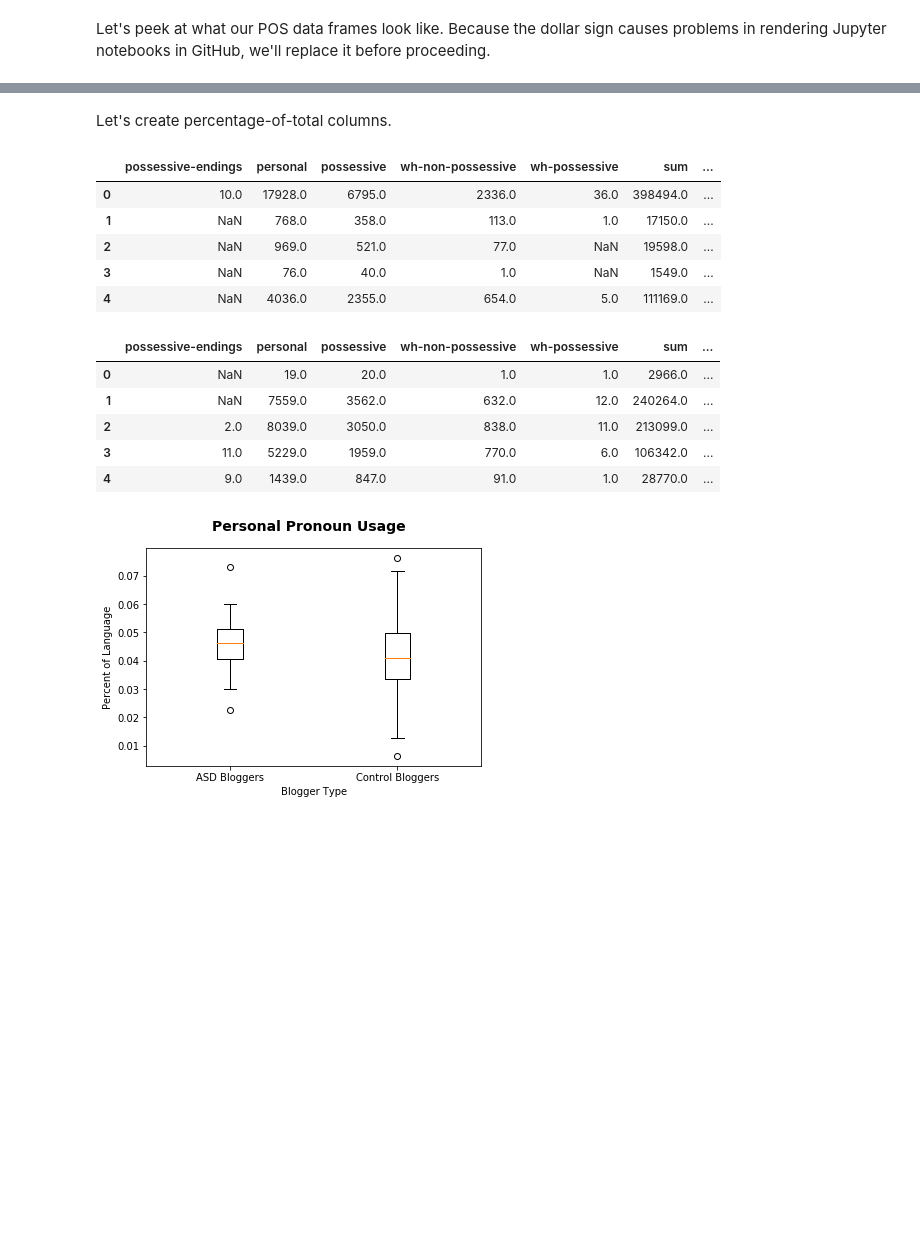
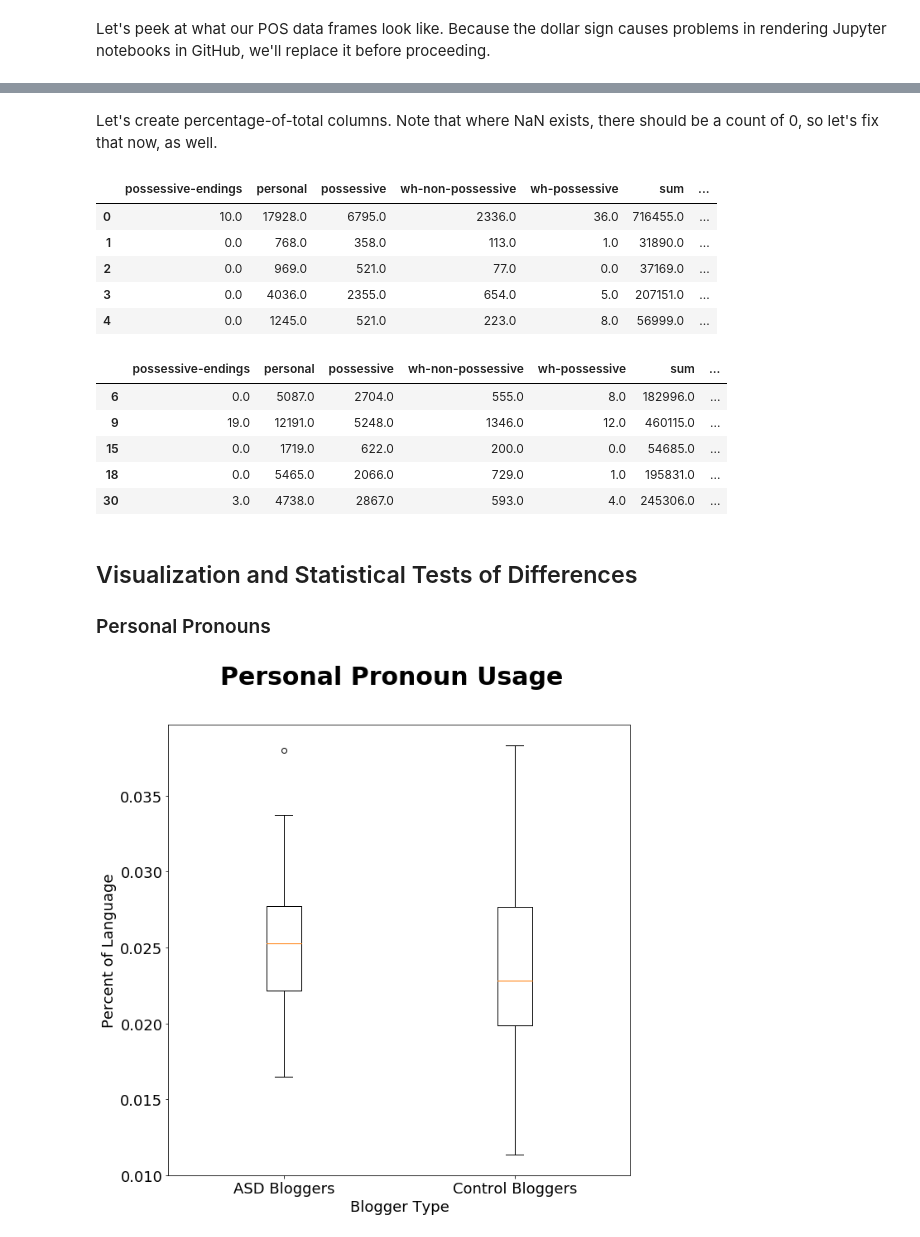
Before and after one commit to pm0kjp/cuny-capstone, a Jupyter notebook: scripts/statistical_comparisons.ipynb, the cells around one changed output, grey strips where cells are left out. Saved outputs shown, nothing was run; the diff lists cells and outputs as text; code cells hidden in the pictures; blank space fills up the shorter version.

```diff
--- a/scripts/statistical_comparisons.ipynb
+++ b/scripts/statistical_comparisons.ipynb
@@ -27,7 +47,7 @@ pronouns = ["POS", "PRP", "PRP$", "WP", "WP$","sum"]
 # %% [markdown]
 Let's peek at what our POS data frames look like. Because the dollar sign causes problems in rendering Jupyter notebooks in GitHub, we'll replace it before proceeding.
 # %%
-asdPOS=asdPOS[pronouns]
+asdPOS=asdPOS[pronouns_pos]
 asdPOS=asdPOS.rename(columns={'POS' : 'possessive-endings','PRP': 'personal', 'PRP$': 'possessive', 'WP': 'wh-non-possessive', 'WP$': 'wh-possessive'})
 asdPOS.head()
 # %% [output]
@@ -40,5 +60,5 @@ asdPOS.head()
 # %%
-controlsPOS=controlsPOS[pronouns]
+controlsPOS=controlsPOS[pronouns_pos]
 controlsPOS=controlsPOS.rename(columns={'POS' : 'possessive-endings', 'PRP': 'personal', 'PRP$': 'possessive', 'WP': 'wh-non-possessive', 'WP$': 'wh-possessive'})
 controlsPOS.head()
 # %% [output]
@@ -51,35 +71,39 @@ controlsPOS.head()
-# %% [markdown]
-Let's create percentage-of-total columns.
+# %% [markdown]
+Let's create percentage-of-total columns.  Note that where NaN exists, there should be a count of 0, so let's fix that now, as well.
 # %%
-asdPOS = asdPOS.join(asdPOS.div(asdPOS['sum'], axis=0), rsuffix='_pct')
+asdPOS = asdPOS.join(asdPOS.div(asdPOS['sum'], axis=0), rsuffix='_pct').fillna(0)
 asdPOS.head()
 # %% [output]
 |  | possessive-endings | personal | possessive | wh-non-possessive | wh-possessive | sum | ... |
-| 0 | 10.0 | 17928.0 | 6795.0 | 2336.0 | 36.0 | 398494.0 | ... |
-| 1 | NaN | 768.0 | 358.0 | 113.0 | 1.0 | 17150.0 | ... |
-| 2 | NaN | 969.0 | 521.0 | 77.0 | NaN | 19598.0 | ... |
-| 3 | NaN | 76.0 | 40.0 | 1.0 | NaN | 1549.0 | ... |
-| 4 | NaN | 4036.0 | 2355.0 | 654.0 | 5.0 | 111169.0 | ... |
+| 0 | 10.0 | 17928.0 | 6795.0 | 2336.0 | 36.0 | 716455.0 | ... |
+| 1 | 0.0 | 768.0 | 358.0 | 113.0 | 1.0 | 31890.0 | ... |
+| 2 | 0.0 | 969.0 | 521.0 | 77.0 | 0.0 | 37169.0 | ... |
+| 3 | 0.0 | 4036.0 | 2355.0 | 654.0 | 5.0 | 207151.0 | ... |
+| 4 | 0.0 | 1245.0 | 521.0 | 223.0 | 8.0 | 56999.0 | ... |
 # %%
-controlsPOS = controlsPOS.join(controlsPOS.div(controlsPOS['sum'], axis=0), rsuffix='_pct')
+controlsPOS = controlsPOS.join(controlsPOS.div(controlsPOS['sum'], axis=0), rsuffix='_pct').fillna(0)
 controlsPOS.head()
 # %% [output]
 |  | possessive-endings | personal | possessive | wh-non-possessive | wh-possessive | sum | ... |
-| 0 | NaN | 19.0 | 20.0 | 1.0 | 1.0 | 2966.0 | ... |
-| 1 | NaN | 7559.0 | 3562.0 | 632.0 | 12.0 | 240264.0 | ... |
-| 2 | 2.0 | 8039.0 | 3050.0 | 838.0 | 11.0 | 213099.0 | ... |
-| 3 | 11.0 | 5229.0 | 1959.0 | 770.0 | 6.0 | 106342.0 | ... |
-| 4 | 9.0 | 1439.0 | 847.0 | 91.0 | 1.0 | 28770.0 | ... |
+| 6 | 0.0 | 5087.0 | 2704.0 | 555.0 | 8.0 | 182996.0 | ... |
+| 9 | 19.0 | 12191.0 | 5248.0 | 1346.0 | 12.0 | 460115.0 | ... |
+| 15 | 0.0 | 1719.0 | 622.0 | 200.0 | 0.0 | 54685.0 | ... |
+| 18 | 0.0 | 5465.0 | 2066.0 | 729.0 | 1.0 | 195831.0 | ... |
+| 30 | 3.0 | 4738.0 | 2867.0 | 593.0 | 4.0 | 245306.0 | ... |
+# %% [markdown]
+## Visualization and Statistical Tests of Differences
+
+### Personal Pronouns
 # %%
-fig = plt.figure()
-fig.suptitle('Personal Pronoun Usage', fontsize=14, fontweight='bold')
+fig = plt.figure(figsize=(10,10))
+fig.suptitle('Personal Pronoun Usage', fontsize=30, fontweight='bold')
 
 ax = fig.add_subplot(111)
-ax.boxplot([asdPOS["personal_pct"].dropna(),controlsPOS["personal_pct"].dropna()], labels=["ASD Bloggers", "Control Bloggers"])
+ax.boxplot([asdPOS["personal_pct"],controlsPOS["personal_pct"]], labels=["ASD Bloggers", "Control Bloggers"])
 
 ax.set_xlabel('Blogger Type')
 ax.set_ylabel('Percent of Language')
 
 plt.show()
 # %% [output]
-[figure, old version]
+[figure, new version]
```
Also changed, not shown: parts of 35 cells of this notebook, 2 other files.
